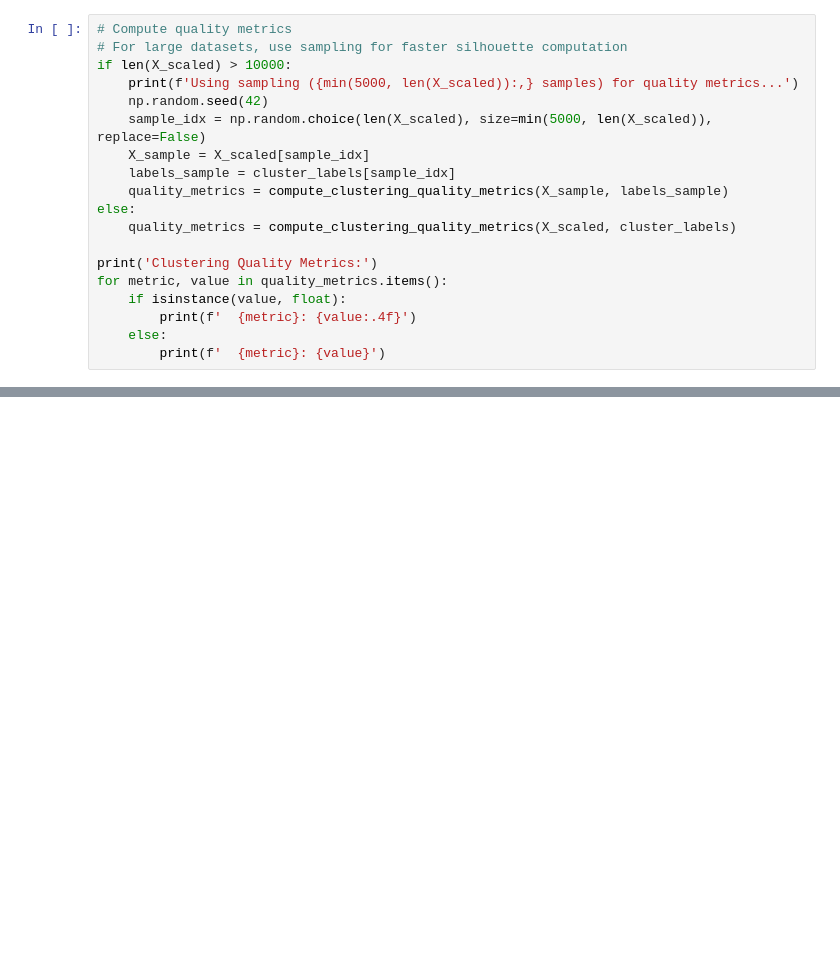
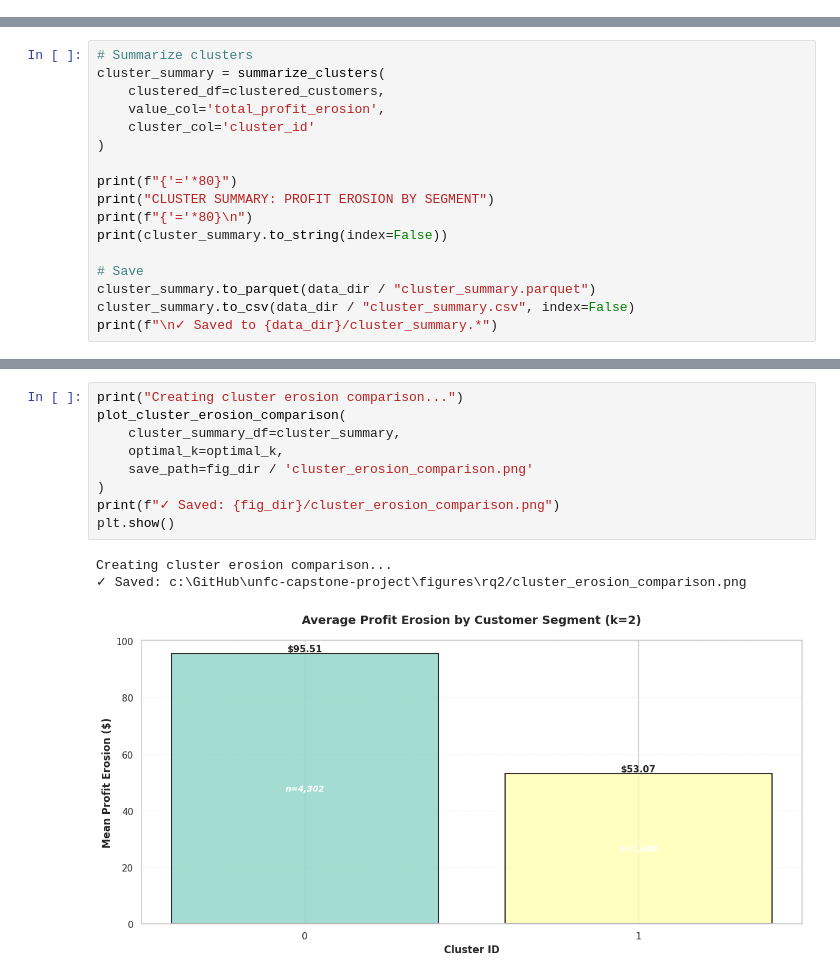
Before and after one commit to kojounfc/unfc-capstone-project-1, a Jupyter notebook: notebooks/rq2_analysis.ipynb, the cells around one changed output, grey strips where cells are left out. Drawn from its saved outputs; the diff is of its cells as text; blank space fills up the shorter version.

```diff
--- a/notebooks/rq2_analysis.ipynb
+++ b/notebooks/rq2_analysis.ipynb
@@ -721,19 +0,0 @@ Cluster distribution:
-# %%
-# Compute quality metrics
-# For large datasets, use sampling for faster silhouette computation
-if len(X_scaled) > 10000:
-    print(f'Using sampling ({min(5000, len(X_scaled)):,} samples) for quality metrics...')
-    np.random.seed(42)
-    sample_idx = np.random.choice(len(X_scaled), size=min(5000, len(X_scaled)), replace=False)
-    X_sample = X_scaled[sample_idx]
-    labels_sample = cluster_labels[sample_idx]
-    quality_metrics = compute_clustering_quality_metrics(X_sample, labels_sample)
-else:
-    quality_metrics = compute_clustering_quality_metrics(X_scaled, cluster_labels)
-
-print('Clustering Quality Metrics:')
-for metric, value in quality_metrics.items():
-    if isinstance(value, float):
-        print(f'  {metric}: {value:.4f}')
-    else:
-        print(f'  {metric}: {value}')
@@ -1243,0 +979,17 @@ CLUSTER PROFILES
+# %%
+# Summarize clusters
+cluster_summary = summarize_clusters(
+    clustered_df=clustered_customers,
+    value_col='total_profit_erosion',
+    cluster_col='cluster_id'
+)
+
+print(f"{'='*80}")
+print("CLUSTER SUMMARY: PROFIT EROSION BY SEGMENT")
+print(f"{'='*80}\n")
+print(cluster_summary.to_string(index=False))
+
+# Save
+cluster_summary.to_parquet(data_dir / "cluster_summary.parquet")
+cluster_summary.to_csv(data_dir / "cluster_summary.csv", index=False)
+print(f"\n✓ Saved to {data_dir}/cluster_summary.*")
@@ -1243,0 +1091,13 @@ CLUSTER PROFILES
+# %%
+print("Creating cluster erosion comparison...")
+plot_cluster_erosion_comparison(
+    cluster_summary_df=cluster_summary,
+    optimal_k=optimal_k,
+    save_path=fig_dir / 'cluster_erosion_comparison.png'
+)
+print(f"✓ Saved: {fig_dir}/cluster_erosion_comparison.png")
+plt.show()
+# %% [output]
+Creating cluster erosion comparison...
+✓ Saved: c:\GitHub\unfc-capstone-project\figures\rq2/cluster_erosion_comparison.png
+[figure, added]
```
Also changed, not shown: parts of 102 cells of this notebook, 52 other files.
